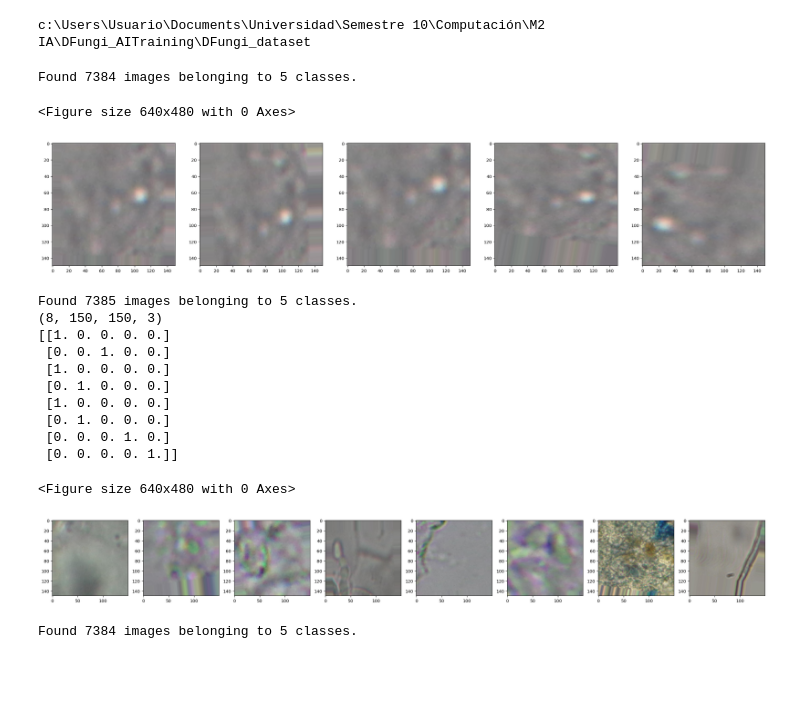
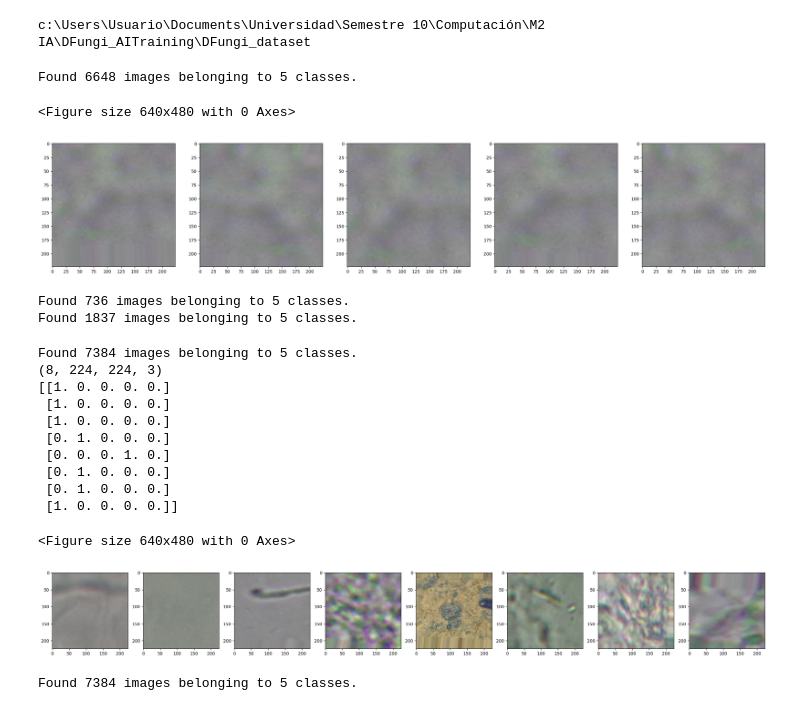
Before and after one commit to sarahmtz02/DFungi_AITraining, a Jupyter notebook: Avance2/A01703113_AvanceProyecto.ipynb, the cells around one changed output. Drawn from its saved outputs; the diff is of its cells as text; code cells hidden in the pictures; blank space fills up the shorter version.

```diff
--- a/Avance2/A01703113_AvanceProyecto.ipynb
+++ b/Avance2/A01703113_AvanceProyecto.ipynb
@@ -31,65 +31,100 @@ train_datagen = ImageDataGenerator(
 							rotation_range = 10, # Las rotamos levemente (10 grados)
 							width_shift_range = 0.2, # Permitimos que se ensanche la imagen
 							zoom_range = 0.3, # Hacemos zoom
-							horizontal_flip = True) #Volteamos la imagen
-
-# Y BAM! Nuevos datos!
+							horizontal_flip = True, #Volteamos la imagen
+                            validation_split=0.10
+                            )
 # %%
+# TRAINING (DE PRUEBA)
 # Alimentamos los datos nuevos de 'train_datagen' a la función 'flow_from_directory'
 # de TensorFlow
 train_generator = train_datagen.flow_from_directory(
 							train_dir, # le damos el path de entrenamiento
-							target_size = (150, 150),
+							target_size = (224, 224), # Tamaño de las imágenes según VGG16
 							# batch_size = 1 porque la RAM es un relajo XD
+							subset='training',
 							batch_size = 1, # la cantidad de imágenes por conversión
 							class_mode ='categorical', # modo categórico porque tenemos
 							# 5 clases datos
 							)
 
-# Mostramos las nuevas fotos
+# Creamos el formato del plot para mostrar las imágenes
 plt.figure()
 f, axarr = plt.subplots(1, 5, figsize=(30, 8))
 
+# Mostrar las primeras 5
 for i in range(5) :
   axarr[i].imshow(train_generator[0][0][0])
 # %% [output]
-Found 7384 images belonging to 5 classes.
+Found 6648 images belonging to 5 classes.
 <Figure size 640x480 with 0 Axes>
-[figure, old version]
+[figure, new version]
+# %%
+# VALIDATION
+# Alimentamos los datos nuevos de 'train_datagen' a la función 'flow_from_directory'
+# de TensorFlow
+validation_generator = train_datagen.flow_from_directory(
+							train_dir, # le damos el path de entrenamiento
+							target_size = (224, 224), # Tamaño de las imágenes según VGG16
+							# batch_size = 1 porque la RAM es un relajo XD
+							subset='validation',
+							batch_size = 1, # la cantidad de imágenes por conversión
+							class_mode ='categorical', # modo categórico porque tenemos
+							# 5 clases datos
+							)
+
+# TEST
+#Un rápido pre-procesamiento de datos
+test_datagen = ImageDataGenerator(rescale=1./255) #Reescalamos las imágenes de test
+
+# Alimentamos los datos nuevos de 'train_datagen' a la función 'flow_from_directory'
+# de TensorFlow
+test_generator = test_datagen.flow_from_directory(
+							test_dir, # le damos el path de test
+							target_size = (224, 224), # Tamaño de las imágenes según VGG16
+							# batch_size = 1 porque la RAM es un relajo XD
+							batch_size = 1, # la cantidad de imágenes por conversión
+							class_mode ='categorical', # modo categórico porque tenemos
+							# 5 clases datos
+							)
+# %% [output]
+Found 736 images belonging to 5 classes.
+Found 1837 images belonging to 5 classes.
 # %%
+# TRAINING (OFICIAL)
 train_generator = train_datagen.flow_from_directory(
-							train_dir,
-							target_size = (150, 150),
-							batch_size = 8,
-							class_mode ='categorical',
+							train_dir,# le damos el path de entrenamiento
+							target_size = (224, 224), # Tamaño de las imágenes según VGG16
+							batch_size = 8, # la cantidad de imágenes por conversión
+							class_mode ='categorical', # modo categórico porque tenemos
+							# 5 clases datos
 							)
-
 
 images , labels = train_generator[0]
 
 print(images.shape)
 print(labels)
 
 
 plt.figure()
 #subplot(r,c) provide the no. of rows and columns
 f, axarr = plt.subplots(1, images.shape[0], figsize=(30, 4))
 
 for i in range(images.shape[0]) :
   axarr[i].imshow(images[i])
 # %% [output]
-Found 7385 images belonging to 5 classes.
-(8, 150, 150, 3)
+Found 7384 images belonging to 5 classes.
+(8, 224, 224, 3)
 [[1. 0. 0. 0. 0.]
- [0. 0. 1. 0. 0.]
  [1. 0. 0. 0. 0.]
- [0. 1. 0. 0. 0.]
  [1. 0. 0. 0. 0.]
  [0. 1. 0. 0. 0.]
  [0. 0. 0. 1. 0.]
- [0. 0. 0. 0. 1.]]
+ [0. 1. 0. 0. 0.]
+ [0. 1. 0. 0. 0.]
+ [1. 0. 0. 0. 0.]]
 <Figure size 640x480 with 0 Axes>
-[figure, old version]
+[figure, new version]
 # %%
 path = "../DFungi_dataset"
 
```
Also changed, not shown: parts of 10 cells of this notebook, 4 other files.
